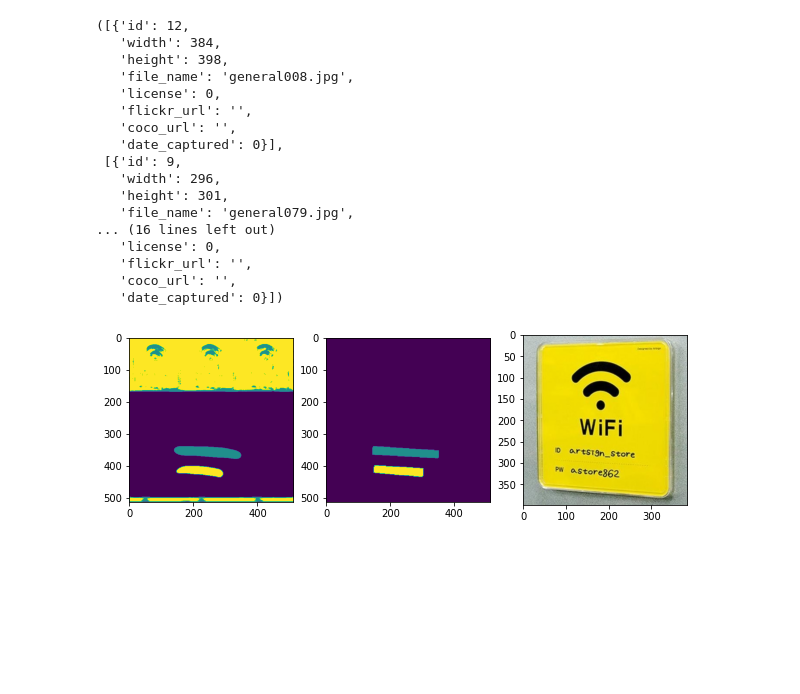
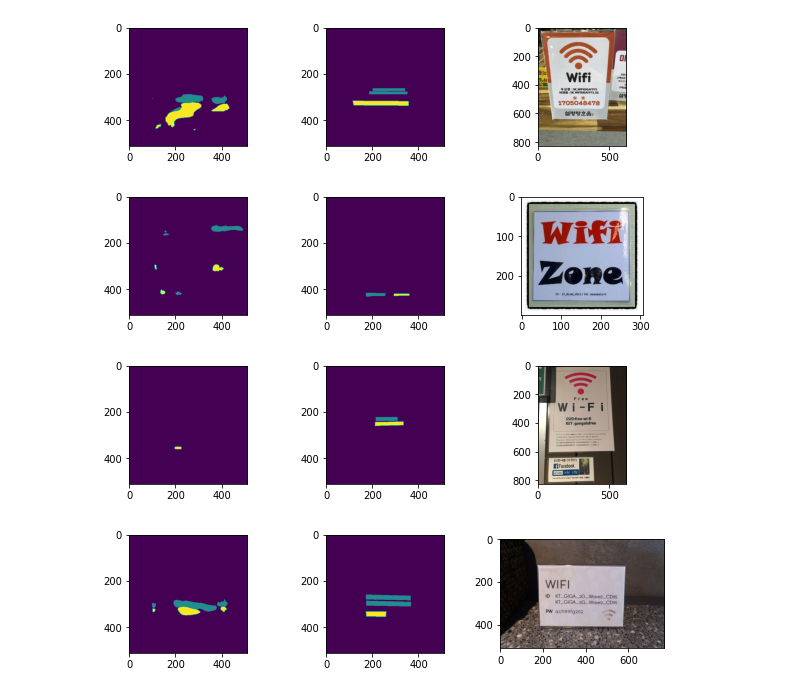
Before and after one commit to boostcampaitech3/final-project-level3-cv-04, a Jupyter notebook: code/test.ipynb, the cells around one changed output. Cells and saved outputs as stored; diff of their text form; code cells hidden in the pictures; blank space fills up the shorter version.

```diff
--- a/code/test.ipynb
+++ b/code/test.ipynb
@@ -34,67 +28,49 @@ load images ...
 def collate_fn(batch):
     return tuple(zip(*batch))
 
-train_dataloader = torch.utils.data.DataLoader(dataset=train_dataset,
-                                           batch_size=4,
-                                           shuffle=True,
-                                           collate_fn=collate_fn)
-val_dataloader = torch.utils.data.DataLoader(dataset=val_dataset,
+test_dataloader = torch.utils.data.DataLoader(dataset=test_dataset,
                                            batch_size=4,
                                            shuffle=True,
                                            collate_fn=collate_fn)
 
-x,y,meta = next(iter(train_dataloader))
+iter_ = iter(test_dataloader)
-# %%
-meta
-# %% [output]
-([{'id': 12,
-   'width': 384,
-   'height': 398,
-   'file_name': 'general008.jpg',
-   'license': 0,
-   'flickr_url': '',
-   'coco_url': '',
-   'date_captured': 0}],
- [{'id': 9,
-   'width': 296,
-   'height': 301,
-   'file_name': 'general079.jpg',
-... (16 lines left out)
-   'license': 0,
-   'flickr_url': '',
-   'coco_url': '',
-   'date_captured': 0}])
+# %%
+x,y,meta = next(iter_)
+model.eval()
+images = model(torch.stack(x).to(device))
 # %%
 import matplotlib.pyplot as plt
 import torchvision
 import os
 from PIL import Image
 import numpy as np
 
-idx = 0
-model.eval()
-image = model(torch.stack(x).to(device))[idx]
-out = torch.argmax(image,dim=0)
-image_meta = meta[idx][0]
+for idx in range(4):
+    image = images[idx]
+    out = torch.argmax(image,dim=0)
+    image_meta = meta[idx][0]
 
-raw_image = Image.open(os.path.join(image_root,image_meta['file_name']))
-t = A.Compose([
-    A.Resize(image_meta['height'],image_meta['width']),
-    ToTensorV2()
-])
-t2 = torchvision.transforms.ToPILImage()
+    raw_image = Image.open(os.path.join(image_root,image_meta['file_name']))
+    t = A.Compose([
+        A.Resize(image_meta['height'],image_meta['width']),
+        ToTensorV2()
+    ])
+    t2 = torchvision.transforms.ToPILImage()
 
-plt.figure(figsize=(10,10))
+    plt.figure(figsize=(10,10))
 
-plt.subplot(1,3,1)
-plt.imshow(t2(out*0.3))
+    plt.subplot(4,3,idx*3+1)
+    plt.imshow(t2(out*0.3))
 
-plt.subplot(1,3,2)
-plt.imshow(t2(y[idx]*0.3))
+    plt.subplot(4,3,idx*3+2)
+    plt.imshow(t2(y[idx]*0.3))
 
-plt.subplot(1,3,3)
-plt.imshow(raw_image)
+    plt.subplot(4,3,idx*3+3)
+    plt.imshow(raw_image)
 
 plt.show()
 # %% [output]
-[figure, old version]
+[figure, new version]
+[figure, added]
+[figure, added]
+[figure, added]
```
Also changed, not shown: parts of 1 cell of this notebook, 2 other files.
